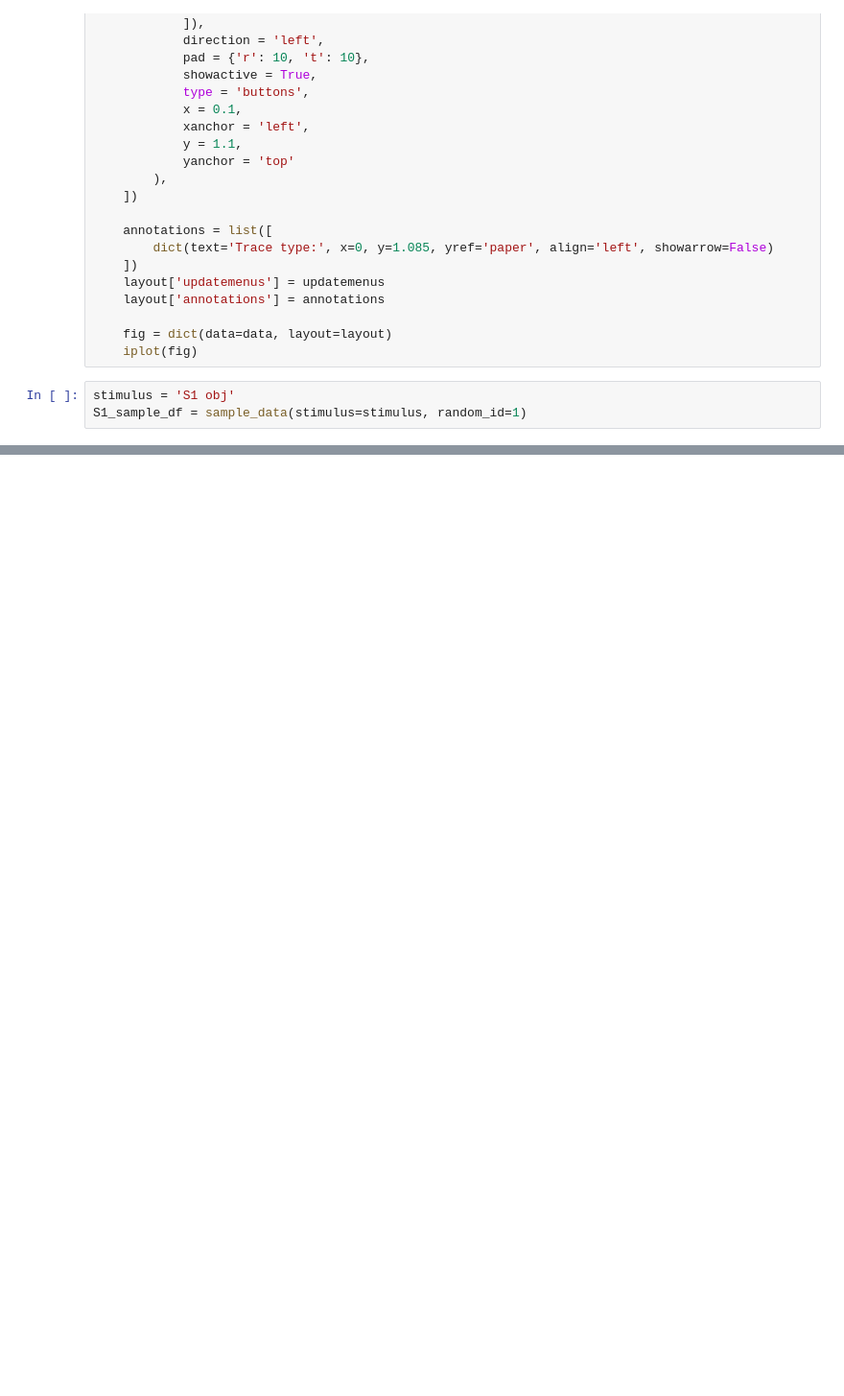
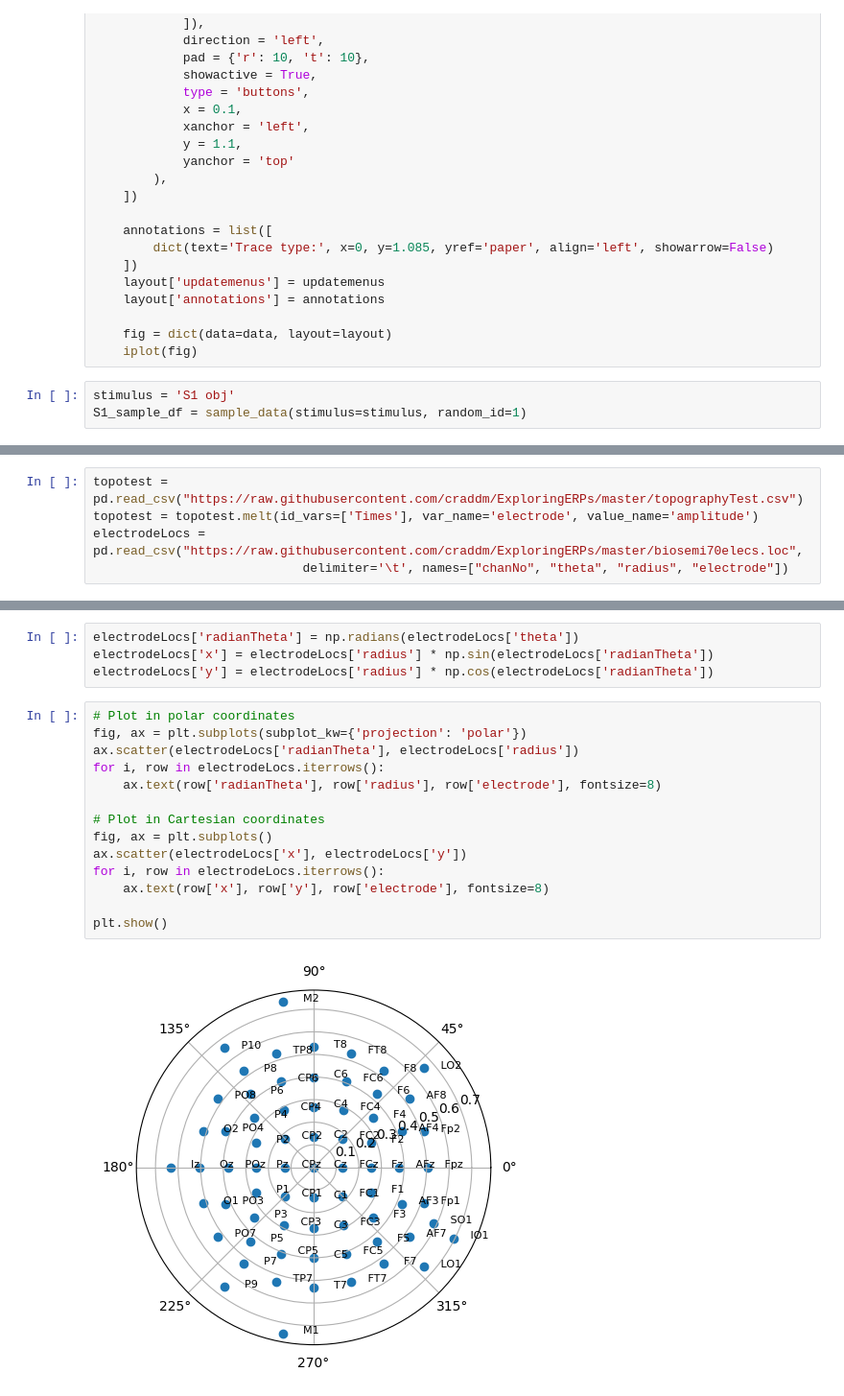
Before and after one commit to sher1ock-jp/EEG-basic, a Jupyter notebook: eeg-alocohol.ipynb, the cells around one changed output, grey strips where cells are left out. Shown at 96% size. Drawn from its saved outputs; the diff is of its cells as text; blank space fills up the shorter version.

Commit message:
catesian plot

```diff
--- a/eeg-alocohol.ipynb
+++ b/eeg-alocohol.ipynb
@@ -412,0 +253,5 @@ ValueError: Mime type rendering requires nbformat>=4.2.0 but it is not installed
+# %%
+topotest = pd.read_csv("https://raw.githubusercontent.com/craddm/ExploringERPs/master/topographyTest.csv")
+topotest = topotest.melt(id_vars=['Times'], var_name='electrode', value_name='amplitude')
+electrodeLocs = pd.read_csv("https://raw.githubusercontent.com/craddm/ExploringERPs/master/biosemi70elecs.loc",
+                            delimiter='\t', names=["chanNo", "theta", "radius", "electrode"])
@@ -412,0 +267,20 @@ ValueError: Mime type rendering requires nbformat>=4.2.0 but it is not installed
+# %%
+electrodeLocs['radianTheta'] = np.radians(electrodeLocs['theta'])
+electrodeLocs['x'] = electrodeLocs['radius'] * np.sin(electrodeLocs['radianTheta'])
+electrodeLocs['y'] = electrodeLocs['radius'] * np.cos(electrodeLocs['radianTheta'])
+# %%
+# Plot in polar coordinates
+fig, ax = plt.subplots(subplot_kw={'projection': 'polar'})
+ax.scatter(electrodeLocs['radianTheta'], electrodeLocs['radius'])
+for i, row in electrodeLocs.iterrows():
+    ax.text(row['radianTheta'], row['radius'], row['electrode'], fontsize=8)
+
+# Plot in Cartesian coordinates
+fig, ax = plt.subplots()
+ax.scatter(electrodeLocs['x'], electrodeLocs['y'])
+for i, row in electrodeLocs.iterrows():
+    ax.text(row['x'], row['y'], row['electrode'], fontsize=8)
+
+plt.show()
+# %% [output]
+[figure, added]
```
Also changed, not shown: parts of 19 cells of this notebook.
